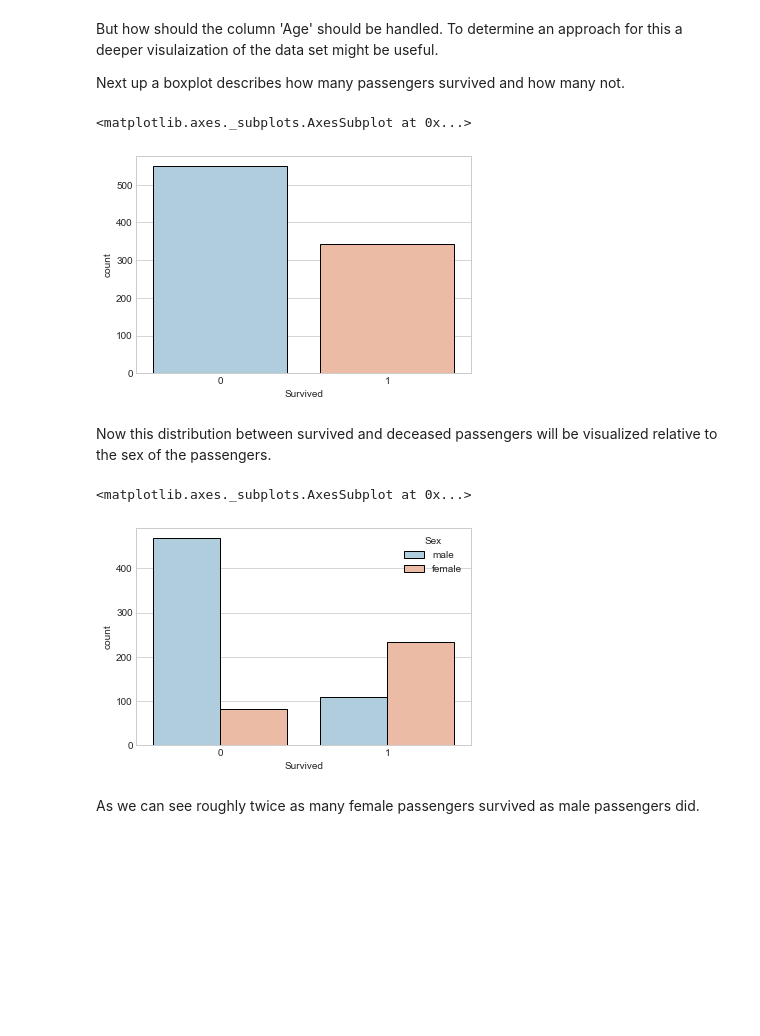
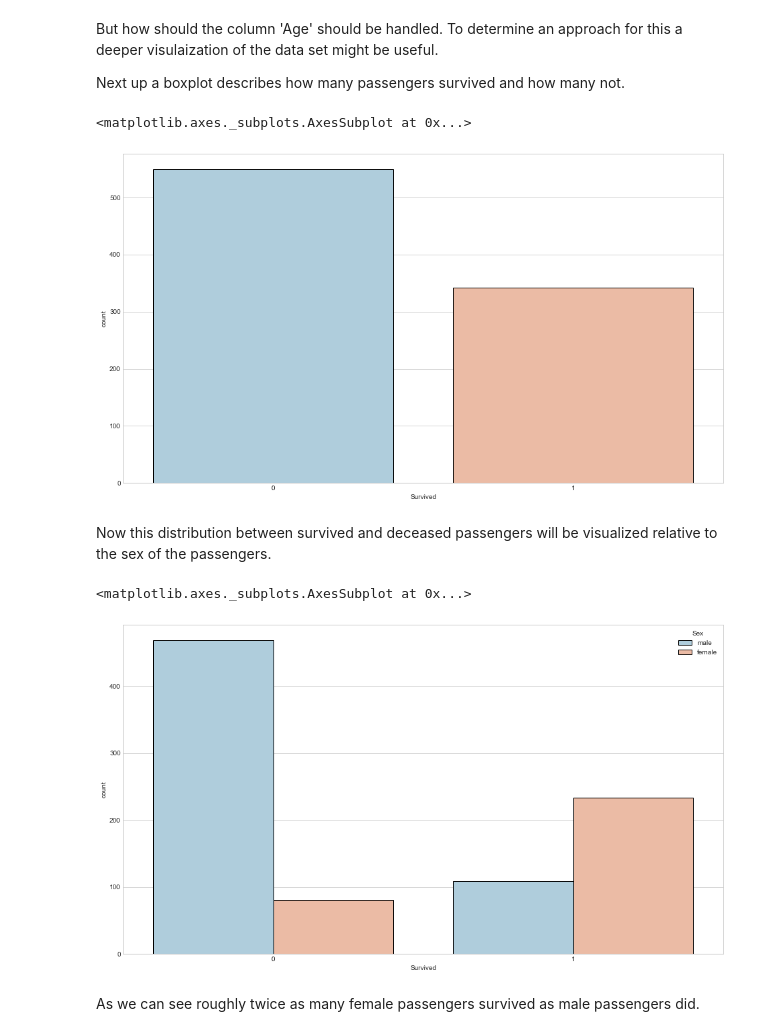
Before and after one commit to BentAuweiler/machine_learning_in_python, a Jupyter notebook: Demonstration.ipynb, the cells around one changed output. Saved outputs shown, nothing was run; the diff lists cells and outputs as text; code cells hidden in the pictures; blank space fills up the shorter version.

```diff
--- a/Demonstration.ipynb
+++ b/Demonstration.ipynb
@@ -63,18 +86,20 @@ But how should the column 'Age' should be handled. To determine an approach for
 
 Next up a boxplot describes how many passengers survived and how many not.
 # %%
+plt.figure(figsize=(16, 9))
 sns.set_style('whitegrid')
 sns.countplot(x='Survived',data=df_train,palette='RdBu_r')
 # %% [output]
 <matplotlib.axes._subplots.AxesSubplot at 0x...>
-[figure, old version]
+[figure, new version]
 # %% [markdown]
 Now this distribution between survived and deceased passengers will be visualized relative to the sex of the passengers.
 # %%
+plt.figure(figsize=(16, 9))
 sns.countplot(x='Survived',hue='Sex',data=df_train,palette='RdBu_r')
 # %% [output]
 <matplotlib.axes._subplots.AxesSubplot at 0x...>
-[figure, old version]
+[figure, new version]
 # %% [markdown]
 As we can see roughly twice as many female passengers survived as male passengers did.
 # %%
```
Also changed, not shown: parts of 31 cells of this notebook.
